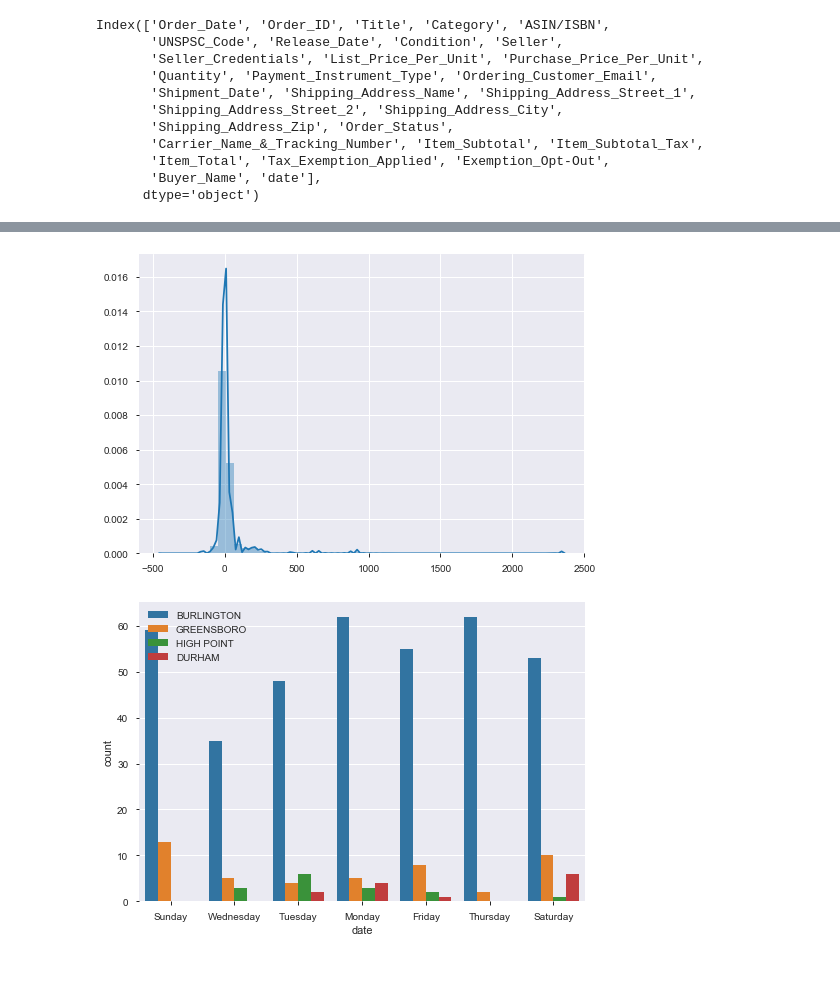
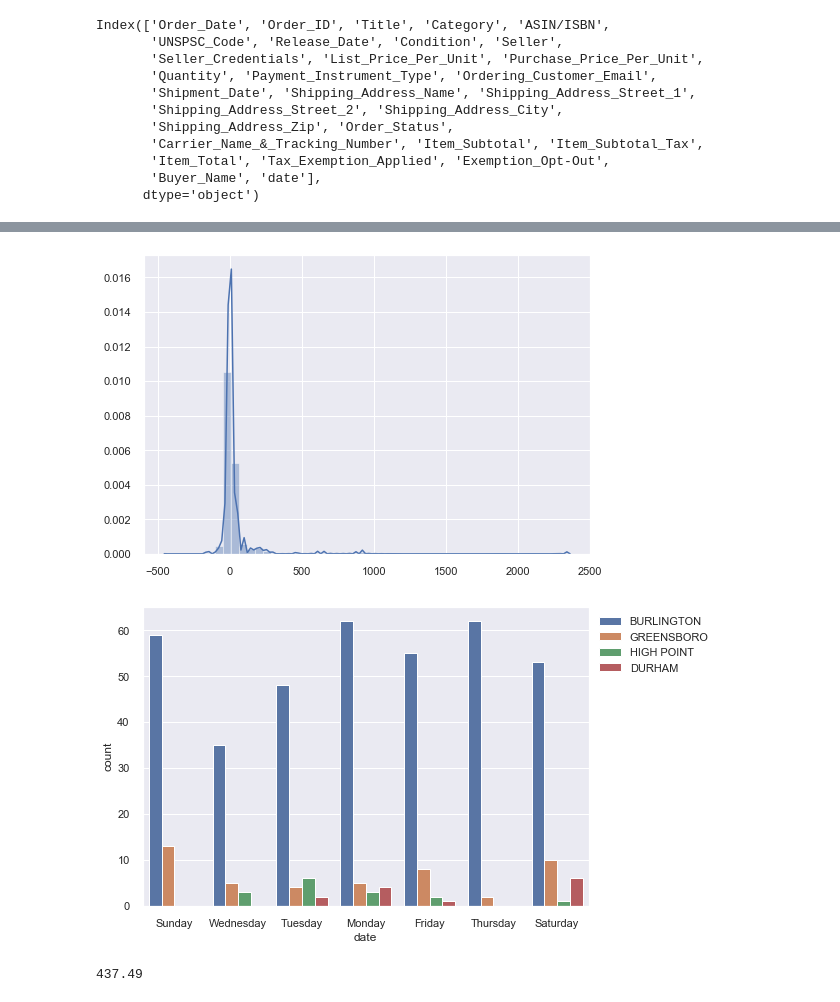
Before and after one commit to 101DollarFootLong/Amazon-DNA, a Jupyter notebook: AmazonDNA.ipynb, the cells around one changed output, grey strips where cells are left out. Cells and saved outputs as stored; diff of their text form; code cells hidden in the pictures; blank space fills up the shorter version.

```diff
--- a/AmazonDNA.ipynb
+++ b/AmazonDNA.ipynb
@@ -3,6 +3,8 @@ import numpy as np
 import pandas as pd
 import pandas_profiling
 import seaborn as sns
+sns.set(style="darkgrid")
+
 import matplotlib.pyplot as plt
 import string
 # %% [markdown]
@@ -106,10 +109,15 @@ plt.show()
 sns.distplot(df.List_Price_Per_Unit - df.Purchase_Price_Per_Unit)
 plt.show()
 # %% [output]
-[figure, old version]
+[figure, new version]
 # %%
 sns.countplot(df.date.dt.weekday_name, hue=df.Shipping_Address_City)
 plt.legend(loc='upper left')
+plt.legend(bbox_to_anchor=(1, 1), loc='upper left', ncol=1)
 plt.show()
 # %% [output]
-[figure, old version]
+[figure, new version]
+# %%
+df.Item_Total.max()
+# %% [output]
+437.49
```
Also changed, not shown: parts of 10 cells of this notebook.
